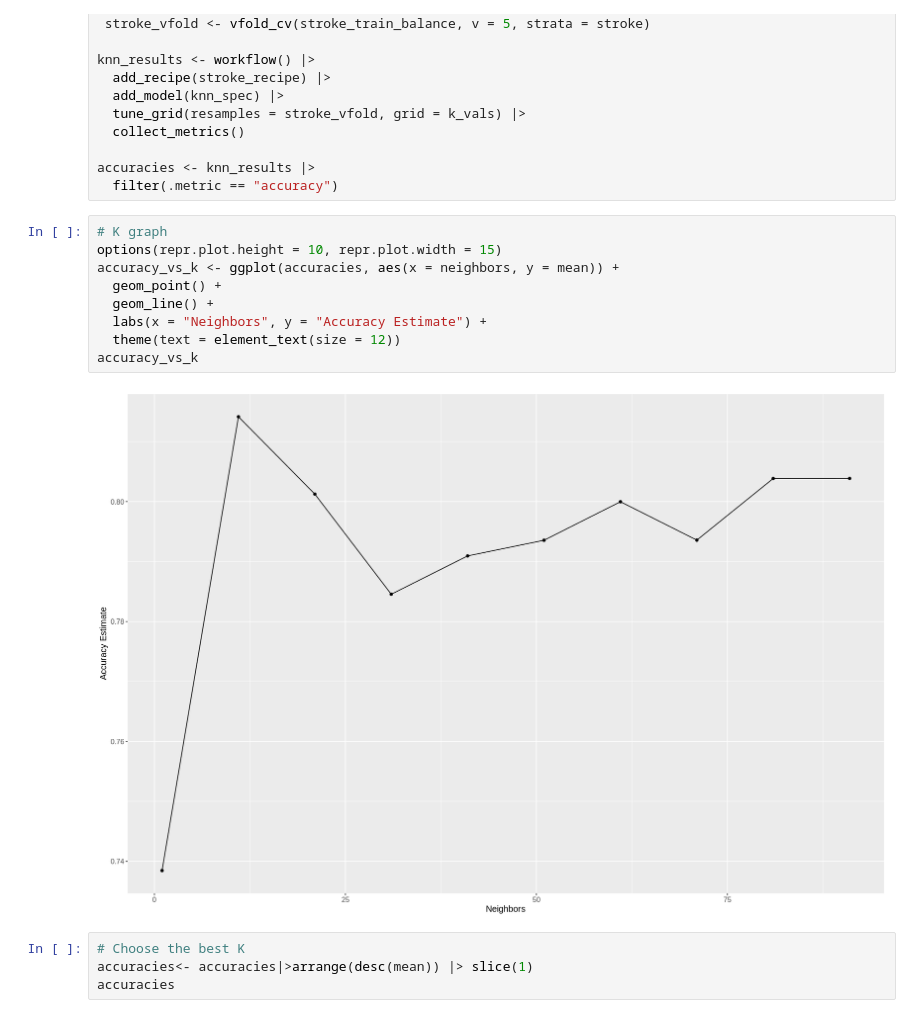
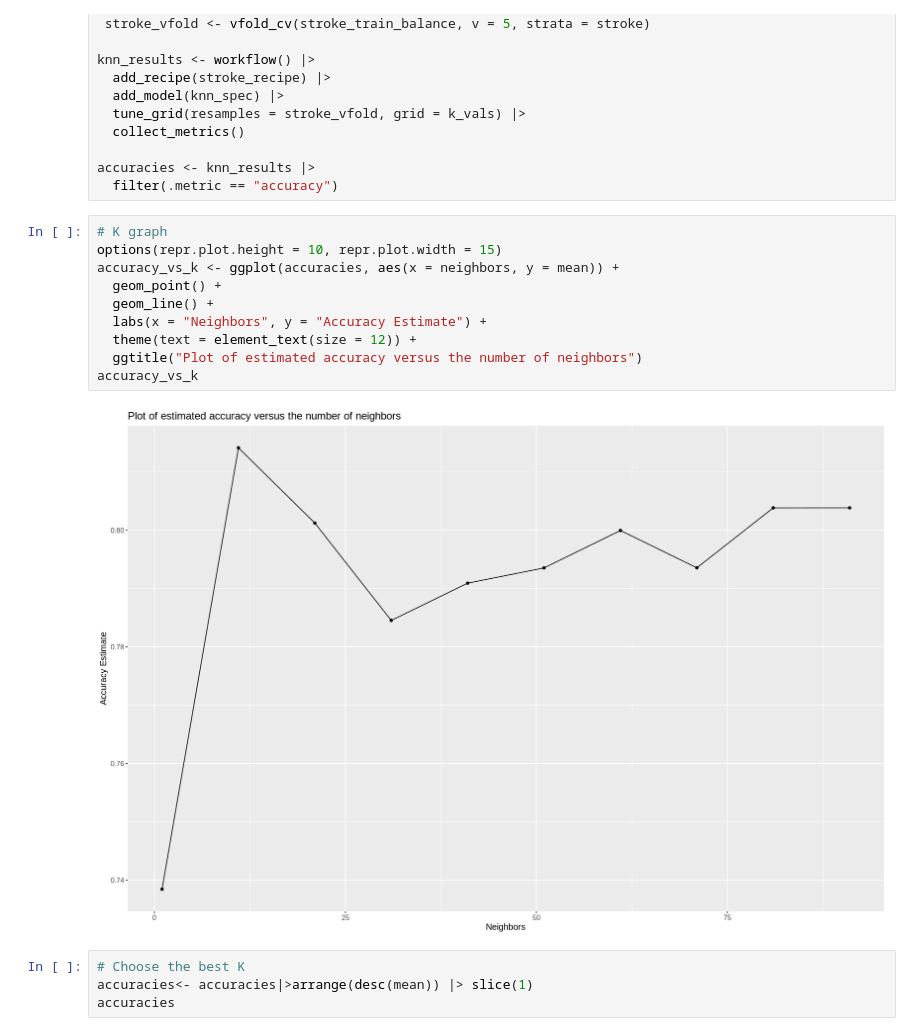
Before and after one commit to hd54/stroke, a Jupyter notebook: stroke.ipynb, the cells around one changed output. Saved outputs shown, nothing was run; the diff lists cells and outputs as text.

```diff
--- a/stroke.ipynb
+++ b/stroke.ipynb
@@ -249,14 +253,15 @@ accuracies <- knn_results |>
 # %%
 # K graph
 options(repr.plot.height = 10, repr.plot.width = 15)
 accuracy_vs_k <- ggplot(accuracies, aes(x = neighbors, y = mean)) +
   geom_point() +
   geom_line() +
   labs(x = "Neighbors", y = "Accuracy Estimate") +
-  theme(text = element_text(size = 12))
+  theme(text = element_text(size = 12)) +
+  ggtitle("Plot of estimated accuracy versus the number of neighbors")
 accuracy_vs_k
 # %% [output]
-[figure, old version]
+[figure, new version]
 # %%
 # Choose the best K
 accuracies<- accuracies|>arrange(desc(mean)) |> slice(1)
```
Also changed, not shown: parts of 6 cells of this notebook.
